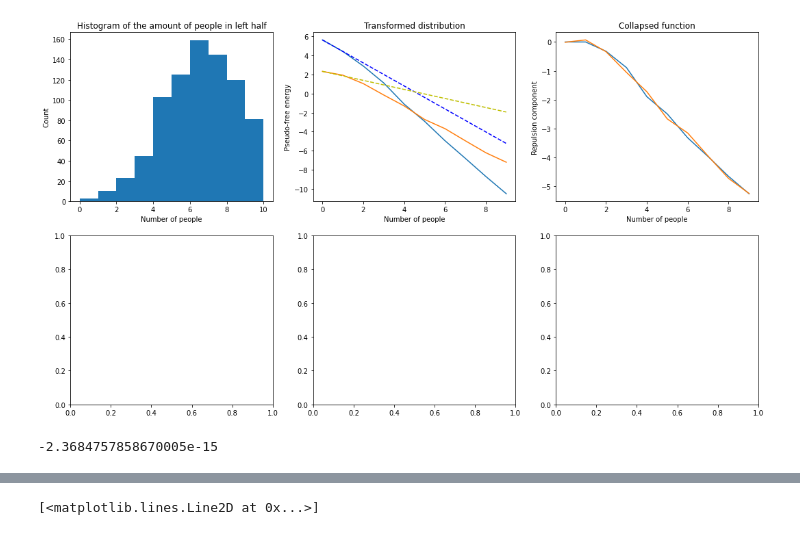
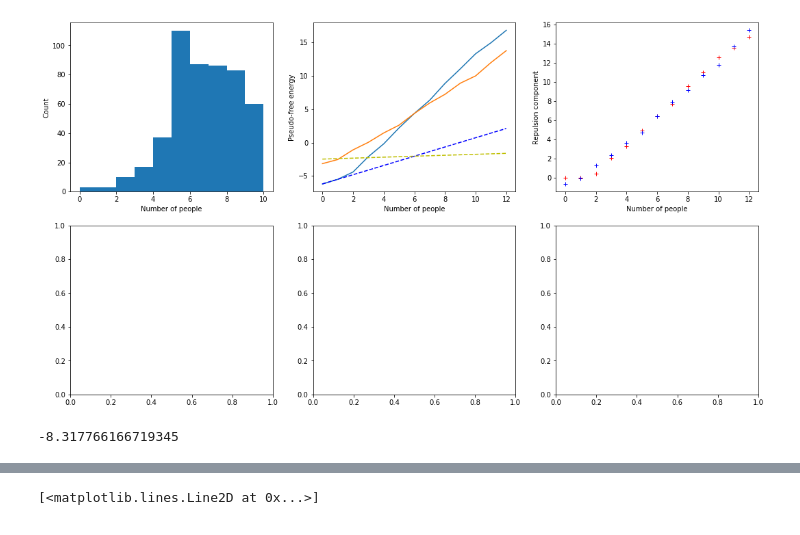
Before and after one commit to Tjerky/Sociophysics, a Jupyter notebook: Analysis.ipynb, the cells around one changed output, grey strips where cells are left out. Drawn from its saved outputs; the diff is of its cells as text; code cells hidden in the pictures.

```diff
--- a/Analysis.ipynb
+++ b/Analysis.ipynb
@@ -10,7 +10,7 @@ from scipy.linalg import solve, det
 df = pd.read_csv('CompressedData2021 0101 3112.csv')
 df['hour'] = pd.to_datetime(df['Unnamed: 0']*10**6).dt.hour
 # %%
-n = 9
+n = 12
 
 l = df[df['N']==n]['p_left'].count()
 mn = (df[df['N'] == n]['p_left']*n).mean()
@@ -24,55 +24,48 @@ x2 = df[df['N'] == n].groupby('p_right').count().index
 
 x = np.intersect1d(x1, x2)
 
-tr1 = -np.log(factorial(x*n)*pb1[x])
-tr2 = -np.log(factorial(x*n)*pb2[x])
-
-z1 = tr1[0]
-z2 = tr2[0]
-
-v1 = (tr1 - z1)/(x[-1]*n) - 1
-
-f_p = tr1[x].to_numpy() - tr2[x].to_numpy()- z1 + z2
-
-v2 = -np.sum(x*n*f_p)/np.sum(x*n*x*n) + v1
+tr1 = np.log(factorial(x*n)*pb1[x])
+tr2 = np.log(factorial(x*n)*pb2[x])
 
 fig, ax = plt.subplots(2, 3, figsize=(18, 10))
 
 ax[0,1].plot(x*n, tr1[x])
 ax[0,1].plot(x*n, tr2[x])
 
 M = generate_matrix(2)
 f = generate_f([tr1, tr2], x)
 
 sol = solve(M.T*M, M.T*f)
 
 ax[0,1].set_xlabel('Number of people')
 ax[0,1].set_ylabel('Pseudo-free energy')
-ax[0,1].set_title('Transformed distribution')
+#ax[0,1].set_title('Transformed distribution')
 
 #ax[0].plot(x, pb1[x]*700)
 ax[0,0].hist(df[df['N'] == n]['p_left']*10, bins=10)
 ax[0,0].set_xlabel('Number of people')
 ax[0,0].set_ylabel('Count')
-ax[0,0].set_title('Histogram of the amount of people in left half')
+#ax[0,0].set_title('Histogram of the amount of people in left half')
 #ax[0].plot(x*n, pb2[x])
 
-ax[0,2].plot(x*n, tr1[x] - sol[1, 0] - sol[0, 0]*x)
-ax[0,2].plot(x*n, tr2[x] - sol[3,0] - sol[2, 0] * x)
+fn2 = tr1[x] - sol[1, 0] - sol[0, 0]*x
+
+ax[0,2].plot(x*n, tr1[x] - sol[1, 0] - sol[0, 0]*x, 'r+')
+ax[0,2].plot(x*n, tr2[x] - sol[3,0] - sol[2, 0] * x, 'b+')
 ax[0,2].set_xlabel('Number of people')
 ax[0,2].set_ylabel('Repulsion component')
-ax[0,2].set_title('Collapsed function')
+#ax[0,2].set_title('Collapsed function')
 
 ax[0, 1].plot(x*n, sol[1, 0] + sol[0, 0]* x, 'b--')
 ax[0, 1].plot(x*n, sol[3, 0] + sol[2, 0]* x, 'y--')
 
 
 #ax.plot(-np.log(factorial(x)[:-1]*pb1) + np.log(factorial(x)[:-1]*pb2))
 
 #ax1.plot(l*np.exp(-mn)*mn**x/factorial(x))
-fig.savefig('graphs.png')
+fig.savefig('graphs1.png', bbox_inches=ax[0,2].get_window_extent())
 # %% [output]
-[figure, old version]
+[figure, new version]
 # %%
 def generate_matrix(m):
 
@@ -123,6 +116,6 @@ f = generate_f([tr1, tr2], x)
 M = generate_matrix(2)
 solve(M.T * M, M.T * f)[0, 0]
 # %% [output]
--2.3684757858670005e-15
+-8.317766166719345
 # %%
 #np.putmask(M_i, mask, values)
```
Also changed, not shown: parts of 4 cells of this notebook, 5 other files.
